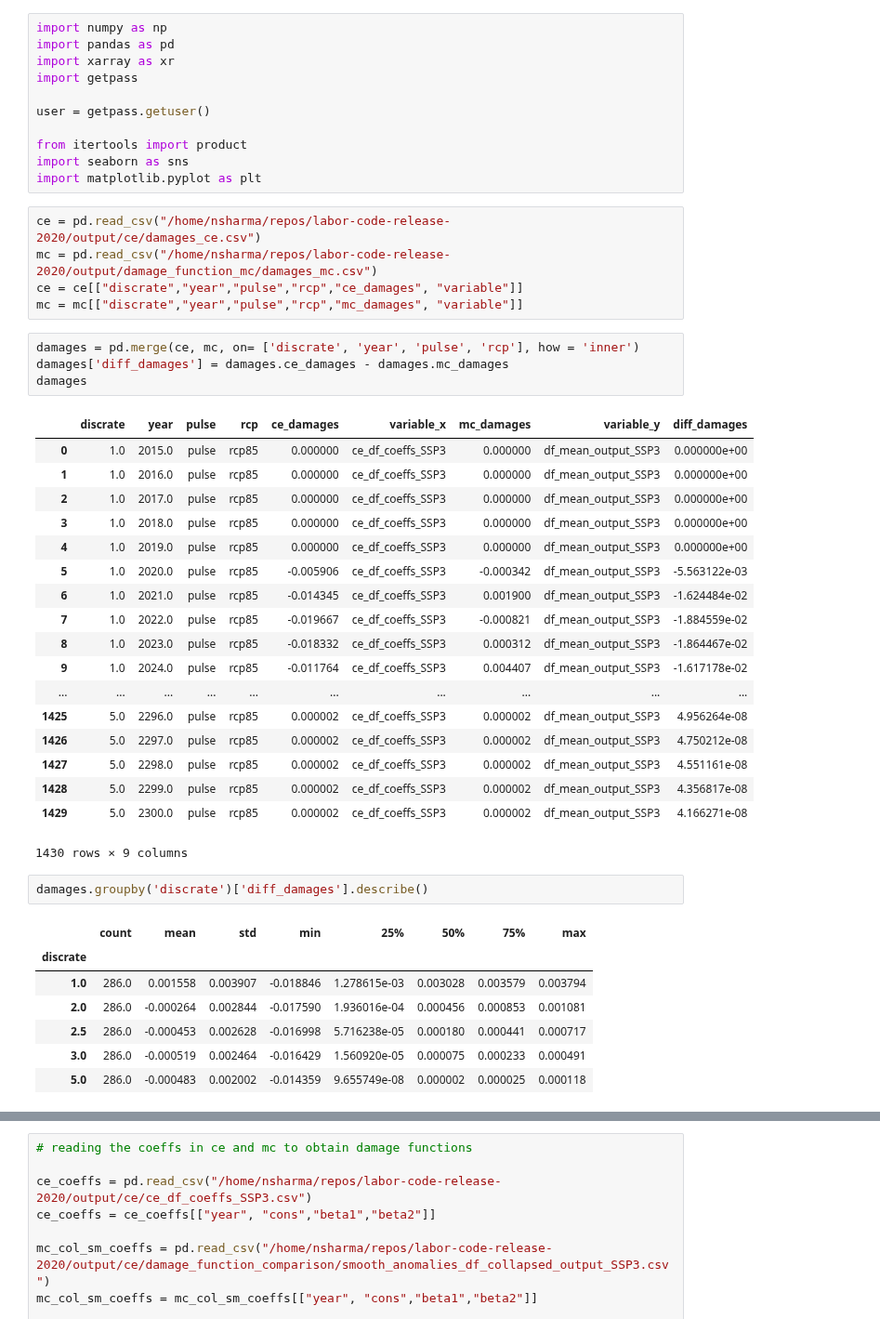
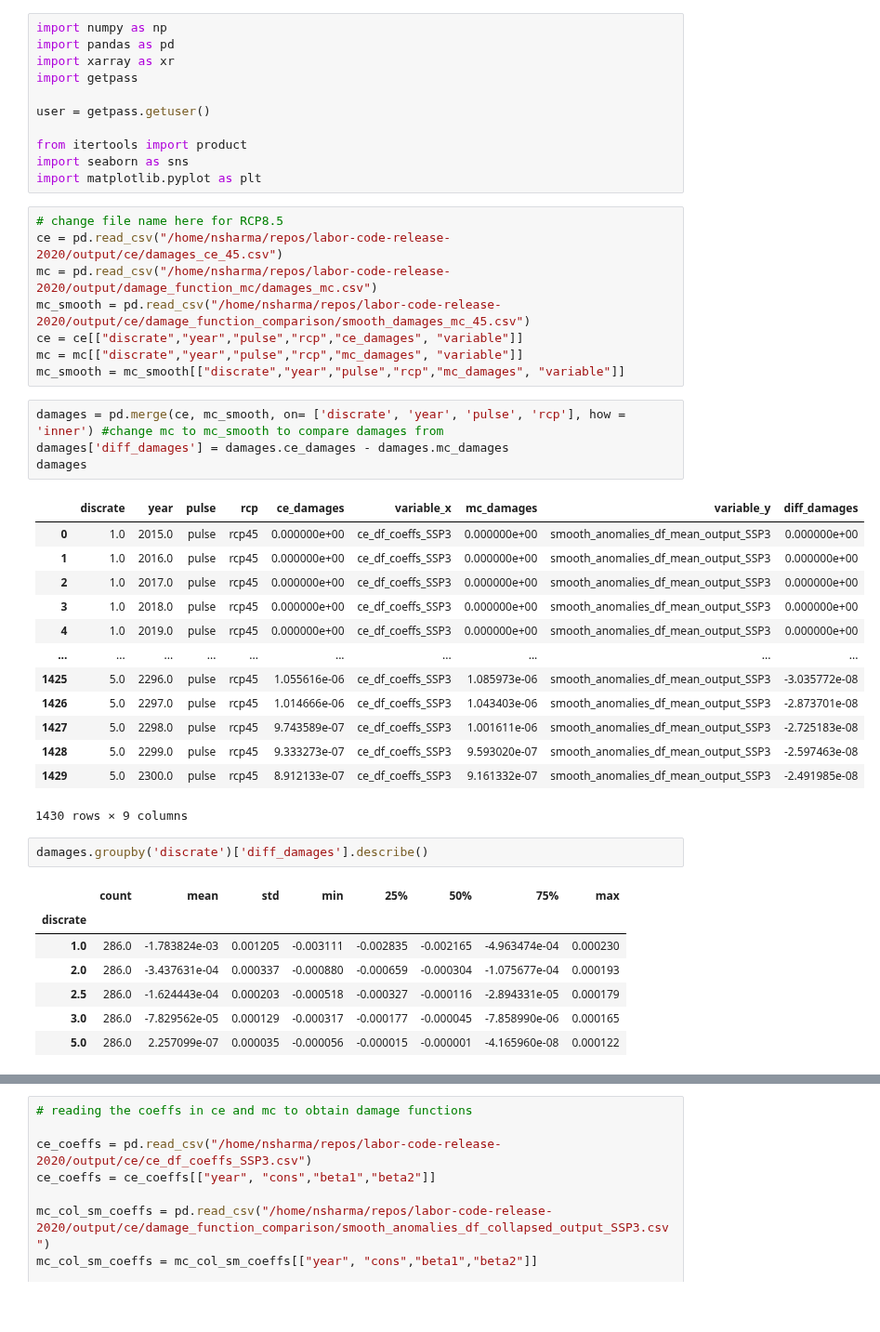
Before and after one commit to ClimateImpactLab/labor-code-release-2020, a Jupyter notebook: 4_post_projection/ce/2_scc/ce_og_SCC_comparison.ipynb, the cells around one changed output, grey strips where cells are left out. Shown at 93% size. Drawn from its saved outputs; the diff is of its cells as text; blank space fills up the shorter version.

Commit message:
rcp4.5 CE vs non-CE damage finges

```diff
--- a/4_post_projection/ce/2_scc/ce_og_SCC_comparison.ipynb
+++ b/4_post_projection/ce/2_scc/ce_og_SCC_comparison.ipynb
@@ -10,43 +10,41 @@ from itertools import product
 import seaborn as sns
 import matplotlib.pyplot as plt
 # %%
-ce = pd.read_csv("/home/nsharma/repos/labor-code-release-2020/output/ce/damages_ce.csv")
+# change file name here for RCP8.5
+ce = pd.read_csv("/home/nsharma/repos/labor-code-release-2020/output/ce/damages_ce_45.csv")
 mc = pd.read_csv("/home/nsharma/repos/labor-code-release-2020/output/damage_function_mc/damages_mc.csv")
+mc_smooth = pd.read_csv("/home/nsharma/repos/labor-code-release-2020/output/ce/damage_function_comparison/smooth_damages_mc_45.csv")
 ce = ce[["discrate","year","pulse","rcp","ce_damages", "variable"]]
 mc = mc[["discrate","year","pulse","rcp","mc_damages", "variable"]]
+mc_smooth = mc_smooth[["discrate","year","pulse","rcp","mc_damages", "variable"]]
 # %%
-damages = pd.merge(ce, mc, on= ['discrate', 'year', 'pulse', 'rcp'], how = 'inner')
+damages = pd.merge(ce, mc_smooth, on= ['discrate', 'year', 'pulse', 'rcp'], how = 'inner') #change mc to mc_smooth to compare damages from
 damages['diff_damages'] = damages.ce_damages - damages.mc_damages
 damages
 # %% [output]
 |  | discrate | year | pulse | rcp | ce_damages | variable_x | mc_damages | variable_y | diff_damages |
-| 0 | 1.0 | 2015.0 | pulse | rcp85 | 0.000000 | ce_df_coeffs_SSP3 | 0.000000 | df_mean_output_SSP3 | 0.000000e+00 |
-| 1 | 1.0 | 2016.0 | pulse | rcp85 | 0.000000 | ce_df_coeffs_SSP3 | 0.000000 | df_mean_output_SSP3 | 0.000000e+00 |
-| 2 | 1.0 | 2017.0 | pulse | rcp85 | 0.000000 | ce_df_coeffs_SSP3 | 0.000000 | df_mean_output_SSP3 | 0.000000e+00 |
-| 3 | 1.0 | 2018.0 | pulse | rcp85 | 0.000000 | ce_df_coeffs_SSP3 | 0.000000 | df_mean_output_SSP3 | 0.000000e+00 |
-| 4 | 1.0 | 2019.0 | pulse | rcp85 | 0.000000 | ce_df_coeffs_SSP3 | 0.000000 | df_mean_output_SSP3 | 0.000000e+00 |
-| 5 | 1.0 | 2020.0 | pulse | rcp85 | -0.005906 | ce_df_coeffs_SSP3 | -0.000342 | df_mean_output_SSP3 | -5.563122e-03 |
-| 6 | 1.0 | 2021.0 | pulse | rcp85 | -0.014345 | ce_df_coeffs_SSP3 | 0.001900 | df_mean_output_SSP3 | -1.624484e-02 |
-| 7 | 1.0 | 2022.0 | pulse | rcp85 | -0.019667 | ce_df_coeffs_SSP3 | -0.000821 | df_mean_output_SSP3 | -1.884559e-02 |
-| 8 | 1.0 | 2023.0 | pulse | rcp85 | -0.018332 | ce_df_coeffs_SSP3 | 0.000312 | df_mean_output_SSP3 | -1.864467e-02 |
-| 9 | 1.0 | 2024.0 | pulse | rcp85 | -0.011764 | ce_df_coeffs_SSP3 | 0.004407 | df_mean_output_SSP3 | -1.617178e-02 |
+| 0 | 1.0 | 2015.0 | pulse | rcp45 | 0.000000e+00 | ce_df_coeffs_SSP3 | 0.000000e+00 | smooth_anomalies_df_mean_output_SSP3 | 0.000000e+00 |
+| 1 | 1.0 | 2016.0 | pulse | rcp45 | 0.000000e+00 | ce_df_coeffs_SSP3 | 0.000000e+00 | smooth_anomalies_df_mean_output_SSP3 | 0.000000e+00 |
+| 2 | 1.0 | 2017.0 | pulse | rcp45 | 0.000000e+00 | ce_df_coeffs_SSP3 | 0.000000e+00 | smooth_anomalies_df_mean_output_SSP3 | 0.000000e+00 |
+| 3 | 1.0 | 2018.0 | pulse | rcp45 | 0.000000e+00 | ce_df_coeffs_SSP3 | 0.000000e+00 | smooth_anomalies_df_mean_output_SSP3 | 0.000000e+00 |
+| 4 | 1.0 | 2019.0 | pulse | rcp45 | 0.000000e+00 | ce_df_coeffs_SSP3 | 0.000000e+00 | smooth_anomalies_df_mean_output_SSP3 | 0.000000e+00 |
 | ... | ... | ... | ... | ... | ... | ... | ... | ... | ... |
-| 1425 | 5.0 | 2296.0 | pulse | rcp85 | 0.000002 | ce_df_coeffs_SSP3 | 0.000002 | df_mean_output_SSP3 | 4.956264e-08 |
-| 1426 | 5.0 | 2297.0 | pulse | rcp85 | 0.000002 | ce_df_coeffs_SSP3 | 0.000002 | df_mean_output_SSP3 | 4.750212e-08 |
-| 1427 | 5.0 | 2298.0 | pulse | rcp85 | 0.000002 | ce_df_coeffs_SSP3 | 0.000002 | df_mean_output_SSP3 | 4.551161e-08 |
-| 1428 | 5.0 | 2299.0 | pulse | rcp85 | 0.000002 | ce_df_coeffs_SSP3 | 0.000002 | df_mean_output_SSP3 | 4.356817e-08 |
-| 1429 | 5.0 | 2300.0 | pulse | rcp85 | 0.000002 | ce_df_coeffs_SSP3 | 0.000002 | df_mean_output_SSP3 | 4.166271e-08 |
+| 1425 | 5.0 | 2296.0 | pulse | rcp45 | 1.055616e-06 | ce_df_coeffs_SSP3 | 1.085973e-06 | smooth_anomalies_df_mean_output_SSP3 | -3.035772e-08 |
+| 1426 | 5.0 | 2297.0 | pulse | rcp45 | 1.014666e-06 | ce_df_coeffs_SSP3 | 1.043403e-06 | smooth_anomalies_df_mean_output_SSP3 | -2.873701e-08 |
+| 1427 | 5.0 | 2298.0 | pulse | rcp45 | 9.743589e-07 | ce_df_coeffs_SSP3 | 1.001611e-06 | smooth_anomalies_df_mean_output_SSP3 | -2.725183e-08 |
+| 1428 | 5.0 | 2299.0 | pulse | rcp45 | 9.333273e-07 | ce_df_coeffs_SSP3 | 9.593020e-07 | smooth_anomalies_df_mean_output_SSP3 | -2.597463e-08 |
+| 1429 | 5.0 | 2300.0 | pulse | rcp45 | 8.912133e-07 | ce_df_coeffs_SSP3 | 9.161332e-07 | smooth_anomalies_df_mean_output_SSP3 | -2.491985e-08 |
 1430 rows × 9 columns
 # %%
 damages.groupby('discrate')['diff_damages'].describe()
 # %% [output]
 |  | count | mean | std | min | 25% | 50% | 75% | max |
 | discrate |  |  |  |  |  |  |  |  |
-| 1.0 | 286.0 | 0.001558 | 0.003907 | -0.018846 | 1.278615e-03 | 0.003028 | 0.003579 | 0.003794 |
-| 2.0 | 286.0 | -0.000264 | 0.002844 | -0.017590 | 1.936016e-04 | 0.000456 | 0.000853 | 0.001081 |
-| 2.5 | 286.0 | -0.000453 | 0.002628 | -0.016998 | 5.716238e-05 | 0.000180 | 0.000441 | 0.000717 |
-| 3.0 | 286.0 | -0.000519 | 0.002464 | -0.016429 | 1.560920e-05 | 0.000075 | 0.000233 | 0.000491 |
-| 5.0 | 286.0 | -0.000483 | 0.002002 | -0.014359 | 9.655749e-08 | 0.000002 | 0.000025 | 0.000118 |
+| 1.0 | 286.0 | -1.783824e-03 | 0.001205 | -0.003111 | -0.002835 | -0.002165 | -4.963474e-04 | 0.000230 |
+| 2.0 | 286.0 | -3.437631e-04 | 0.000337 | -0.000880 | -0.000659 | -0.000304 | -1.075677e-04 | 0.000193 |
+| 2.5 | 286.0 | -1.624443e-04 | 0.000203 | -0.000518 | -0.000327 | -0.000116 | -2.894331e-05 | 0.000179 |
+| 3.0 | 286.0 | -7.829562e-05 | 0.000129 | -0.000317 | -0.000177 | -0.000045 | -7.858990e-06 | 0.000165 |
+| 5.0 | 286.0 | 2.257099e-07 | 0.000035 | -0.000056 | -0.000015 | -0.000001 | -4.165960e-08 | 0.000122 |
 # %%
 damages[(damages['diff_damages'] < 0)].groupby('discrate')['diff_damages'].describe()
 # %% [output]
```
Also changed, not shown: parts of 13 cells of this notebook, 17 other files.
